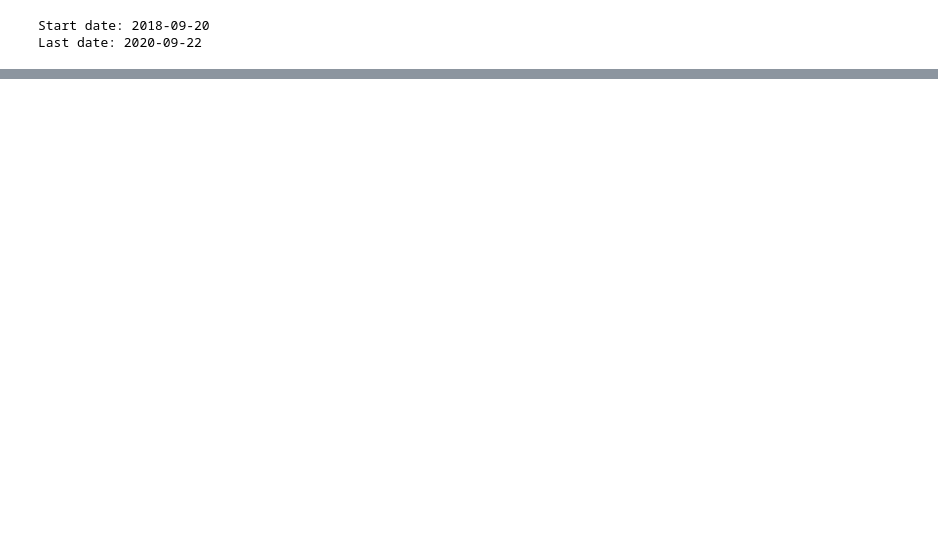
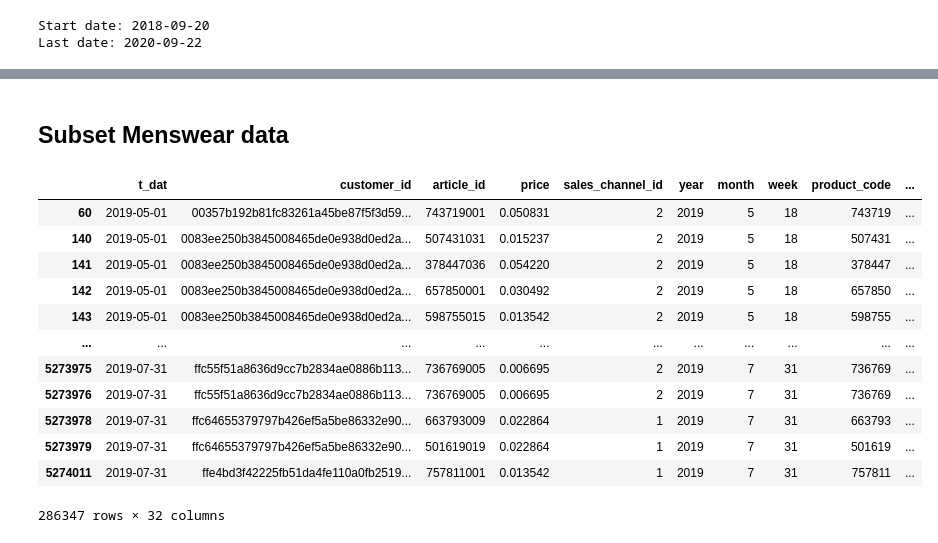
Before and after one commit to alexkychen/HMproduct, a Jupyter notebook: notebook/1. Exploratory Data Analysis.ipynb, the cells around one changed output, grey strips where cells are left out. Cells and saved outputs as stored; diff of their text form; code cells hidden in the pictures; blank space fills up the shorter version.

```diff
--- a/notebook/1. Exploratory Data Analysis.ipynb
+++ b/notebook/1. Exploratory Data Analysis.ipynb
@@ -295,0 +225,20 @@ array([[0.57735027]])
+# %% [markdown]
+## Subset Menswear data
+# %%
+mask = transaction_2019summer_articles.index_group_name == 'Menswear'
+transaction_2019summer_menswear = transaction_2019summer_articles.loc[mask]
+transaction_2019summer_menswear
+# %% [output]
+|  | t_dat | customer_id | article_id | price | sales_channel_id | year | month | week | product_code | ... |
+| 60 | 2019-05-01 | 00357b192b81fc83261a45be87f5f3d59... | 743719001 | 0.050831 | 2 | 2019 | 5 | 18 | 743719 | ... |
+| 140 | 2019-05-01 | 0083ee250b3845008465de0e938d0ed2a... | 507431031 | 0.015237 | 2 | 2019 | 5 | 18 | 507431 | ... |
+| 141 | 2019-05-01 | 0083ee250b3845008465de0e938d0ed2a... | 378447036 | 0.054220 | 2 | 2019 | 5 | 18 | 378447 | ... |
+| 142 | 2019-05-01 | 0083ee250b3845008465de0e938d0ed2a... | 657850001 | 0.030492 | 2 | 2019 | 5 | 18 | 657850 | ... |
+| 143 | 2019-05-01 | 0083ee250b3845008465de0e938d0ed2a... | 598755015 | 0.013542 | 2 | 2019 | 5 | 18 | 598755 | ... |
+| ... | ... | ... | ... | ... | ... | ... | ... | ... | ... | ... |
+| 5273975 | 2019-07-31 | ffc55f51a8636d9cc7b2834ae0886b113... | 736769005 | 0.006695 | 2 | 2019 | 7 | 31 | 736769 | ... |
+| 5273976 | 2019-07-31 | ffc55f51a8636d9cc7b2834ae0886b113... | 736769005 | 0.006695 | 2 | 2019 | 7 | 31 | 736769 | ... |
+| 5273978 | 2019-07-31 | ffc64655379797b426ef5a5be86332e90... | 663793009 | 0.022864 | 1 | 2019 | 7 | 31 | 663793 | ... |
+| 5273979 | 2019-07-31 | ffc64655379797b426ef5a5be86332e90... | 501619019 | 0.022864 | 1 | 2019 | 7 | 31 | 501619 | ... |
+| 5274011 | 2019-07-31 | ffe4bd3f42225fb51da4fe110a0fb2519... | 757811001 | 0.013542 | 1 | 2019 | 7 | 31 | 757811 | ... |
+286347 rows × 32 columns
```
Also changed, not shown: parts of 50 cells of this notebook, 18 other files.
